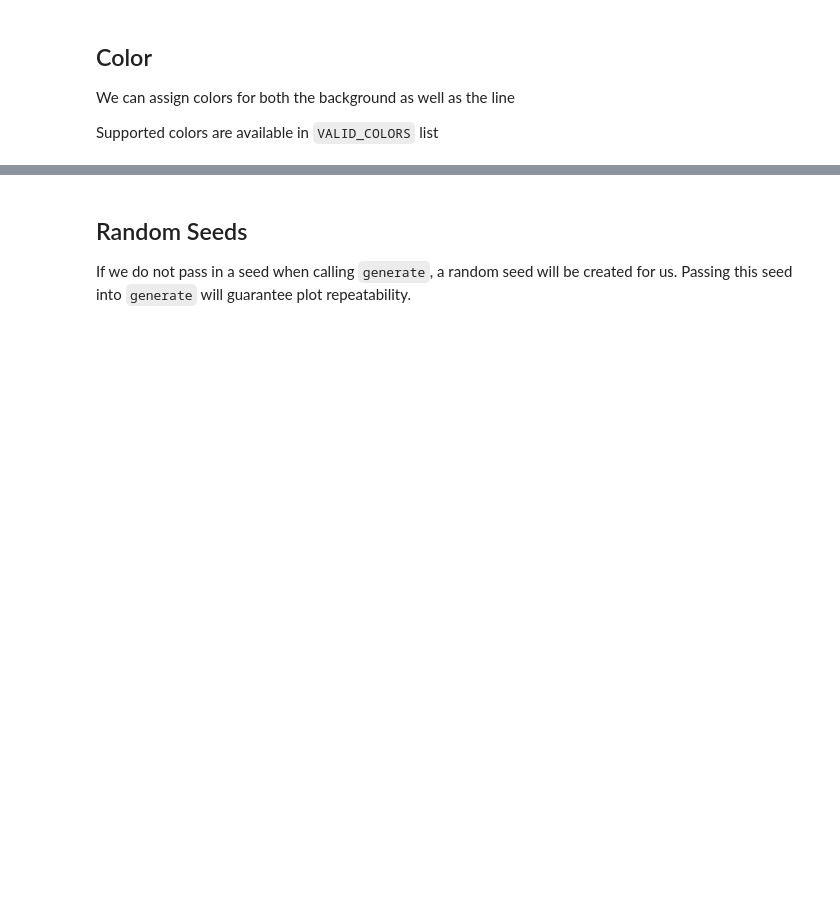
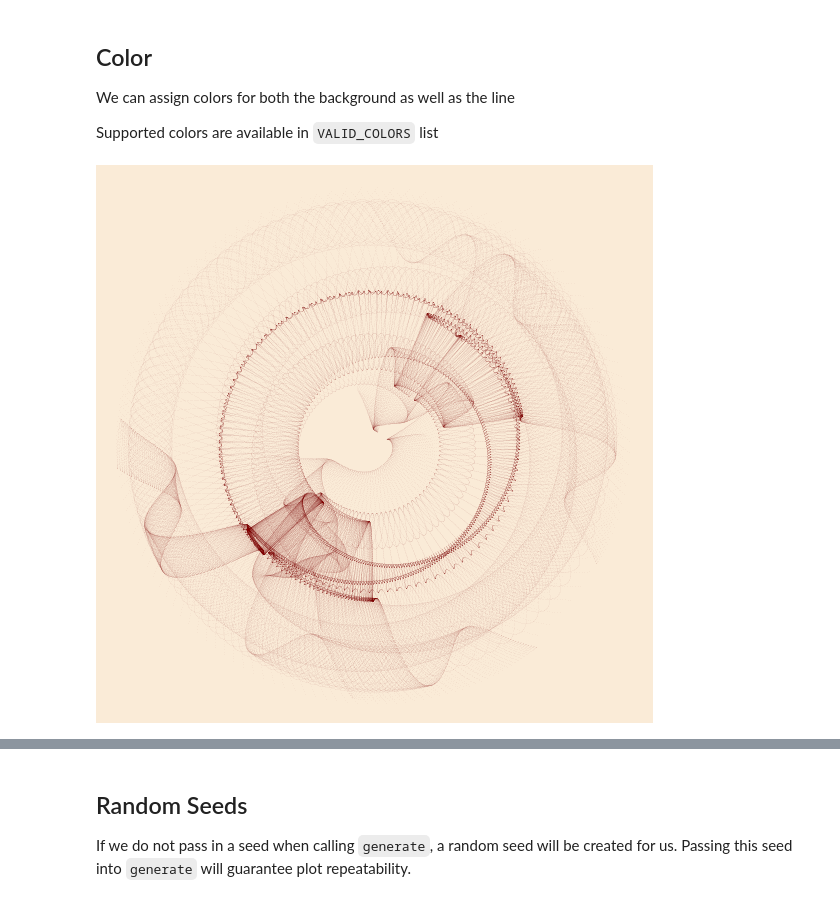
Before and after one commit to sepandhaghighi/samila, a Jupyter notebook: examples/demo.ipynb, the cells around one changed output, grey strips where cells are left out. Saved outputs shown, nothing was run; the diff lists cells and outputs as text; code cells hidden in the pictures; blank space fills up the shorter version.

```diff
--- a/examples/demo.ipynb
+++ b/examples/demo.ipynb
@@ -79,3 +73,10 @@ plt.show()
 We can assign colors for both the background as well as the line
 
 Supported colors are available in `VALID_COLORS` list
+# %%
+g = GenerativeImage(f1, f2)
+g.generate()
+g.plot(color="maroon", bgcolor="antiquewhite", projection=Projection.POLAR)
+plt.show()
+# %% [output]
+[figure, added]
```
Also changed, not shown: parts of 10 cells of this notebook.
